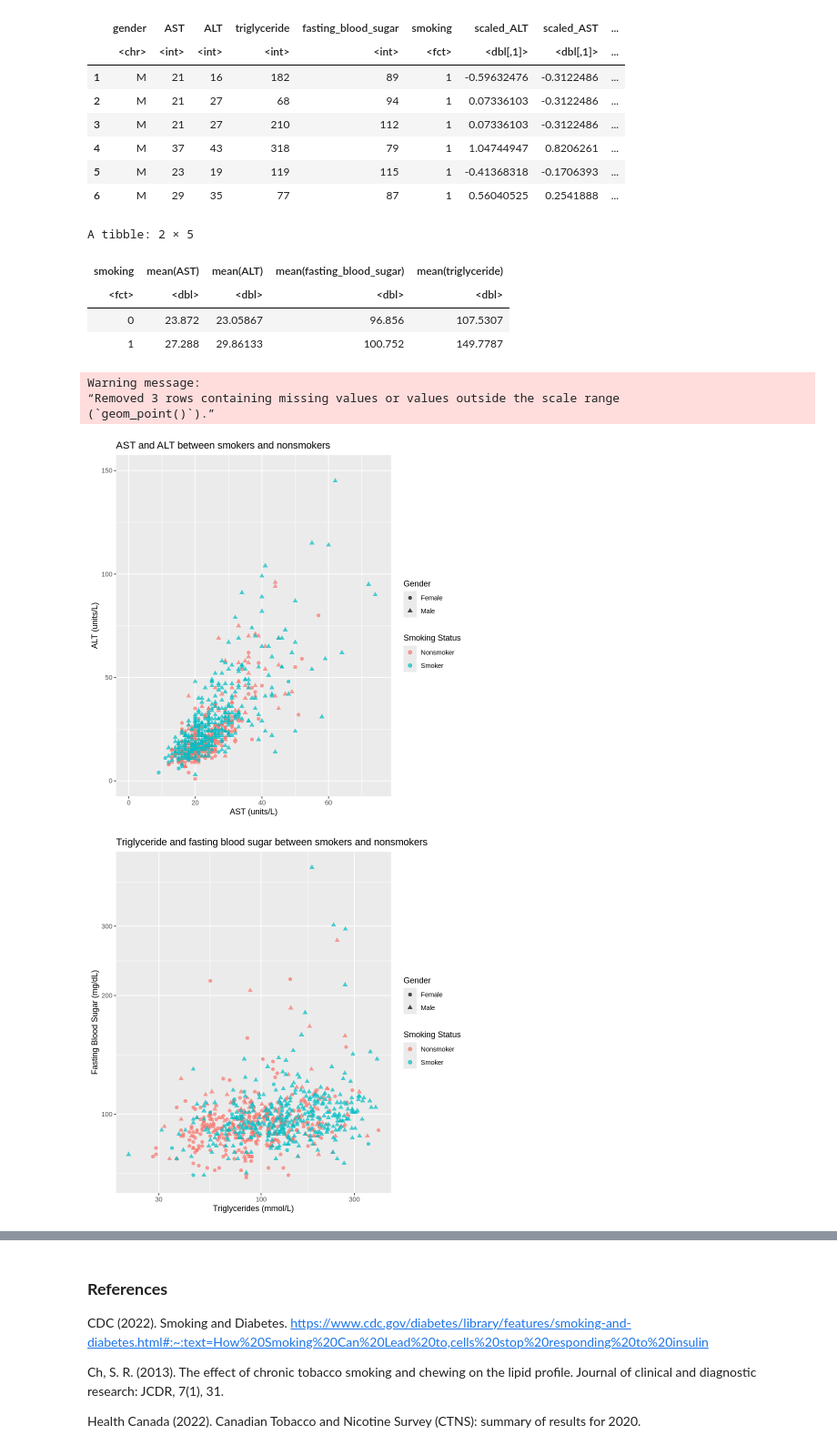
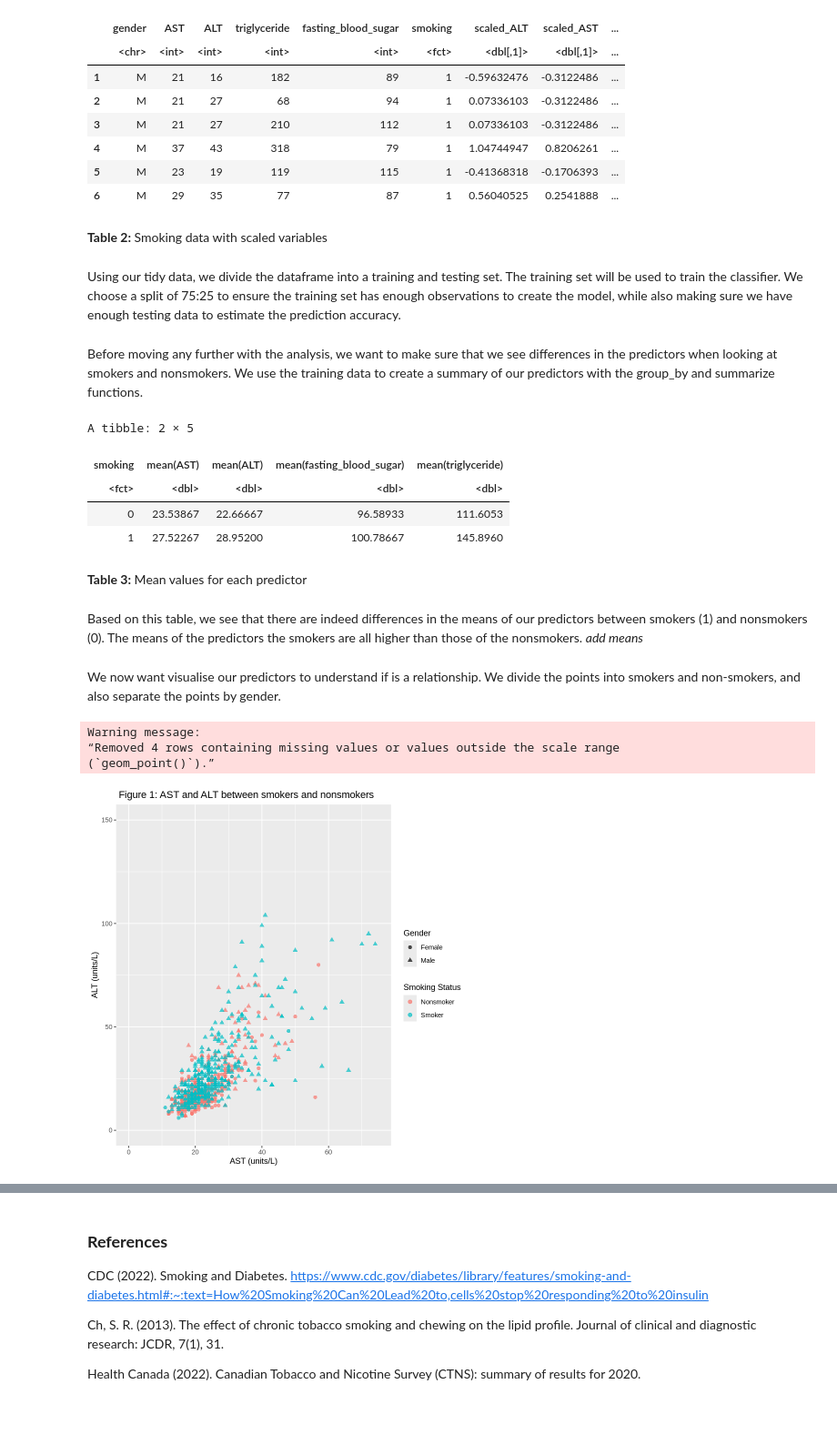
Before and after one commit to egreenall1/dsci100_group_project, a Jupyter notebook: final_group_project.ipynb, the cells around one changed output, grey strips where cells are left out. Shown at 91% size. Drawn from its saved outputs; the diff is of its cells as text; code cells hidden in the pictures; blank space fills up the shorter version.

```diff
--- a/final_group_project.ipynb
+++ b/final_group_project.ipynb
@@ -87,4 +87,8 @@ A data.frame: 6 × 10
 | 4 | M | 37 | 43 | 318 | 79 | 1 | 1.04744947 | 0.8206261 | ... |
 | 5 | M | 23 | 19 | 119 | 115 | 1 | -0.41368318 | -0.1706393 | ... |
 | 6 | M | 29 | 35 | 77 | 87 | 1 | 0.56040525 | 0.2541888 | ... |
+# %% [markdown]
+**Table 2:** Smoking data with scaled variables
+# %% [markdown]
+Using our tidy data, we divide the dataframe into a training and testing set. The training set will be used to train the classifier. We choose a split of 75:25 to ensure the training set has enough observations to create the model, while also making sure we have enough testing data to estimate the prediction accuracy.
 # %%
@@ -95,39 +99,36 @@ smoking_testing_data <- testing(smoking_split)
+# %% [markdown]
+Before moving any further with the analysis, we want to make sure that we see differences in the predictors when looking at smokers and nonsmokers. We use the training data to create a summary of our predictors with the group_by and summarize functions.
 # %%
-#create a summary of our predictors
-smoking_summary <- smoking_training_data |> group_by(smoking) |> summarize(mean(AST), mean(ALT), mean(fasting_blood_sugar), mean(triglyceride))
+#now we create a summary of our predictors to see if there are differencs between smokers and non smokers
+smoking_summary <- smoking_training_data |>
+    group_by(smoking) |>
+    summarize(mean(AST), mean(ALT), mean(fasting_blood_sugar), mean(triglyceride))
 
 smoking_summary
 # %% [output]
 A tibble: 2 × 5
 | smoking | mean(AST) | mean(ALT) | mean(fasting_blood_sugar) | mean(triglyceride) |
 | <fct> | <dbl> | <dbl> | <dbl> | <dbl> |
-| 0 | 23.872 | 23.05867 | 96.856 | 107.5307 |
-| 1 | 27.288 | 29.86133 | 100.752 | 149.7787 |
+| 0 | 23.53867 | 22.66667 | 96.58933 | 111.6053 |
+| 1 | 27.52267 | 28.95200 | 100.78667 | 145.8960 |
+# %% [markdown]
+**Table 3:** Mean values for each predictor
+# %% [markdown]
+Based on this table, we see that there are indeed differences in the means of our predictors between smokers (1) and nonsmokers (0). The means of the predictors the smokers are all higher than those of the nonsmokers. *add means*
+# %% [markdown]
+We now want visualise our predictors to understand if is a relationship. We divide the points into smokers and non-smokers, and also separate the points by gender.
 # %%
 #create a plot of AST vs ALT
 smoking_training_plot_AST_ALT <- ggplot(smoking_training_data, aes(x = AST, y = ALT)) +
-geom_point(alpha = 0.7, aes(color = smoking, shape = gender), size = 2) +
-labs(x = "AST (units/L)", y = "ALT (units/L)", title = "AST and ALT between smokers and nonsmokers", color = "Smoking Status", shape = "Gender") +
-xlim(0, 75) +
-ylim(0, 150) +
-scale_colour_discrete(labels = c("Nonsmoker", "Smoker")) +
-scale_shape_discrete(labels = c("Female", "Male"))
-
+    geom_point(alpha = 0.7, aes(color = smoking, shape = gender), size = 2) +
+    labs(x = "AST (units/L)", y = "ALT (units/L)", title = " Figure 1: AST and ALT between smokers and nonsmokers", color = "Smoking Status", shape = "Gender") +
+    xlim(0, 75) +
+    ylim(0, 150) +
+    scale_colour_discrete(labels = c("Nonsmoker", "Smoker")) +
+    scale_shape_discrete(labels = c("Female", "Male"))
 smoking_training_plot_AST_ALT
-
-#create a plot of triglycerides vs fasting blood sugar
-smoking_training_plot_triglycerides_fasting_blood_sugar <- ggplot(smoking_training_data, aes(x = triglyceride, y = fasting_blood_sugar)) +
-geom_point(alpha = 0.7, aes(color = smoking, shape = gender), size = 2) +
-labs(x = "Triglycerides (mmol/L)", y = "Fasting Blood Sugar (mg/dL)", title = "Triglyceride and fasting blood sugar between smokers and nonsmokers", color = "Smoking Status", shape = "Gender") +
-scale_x_log10() +
-scale_y_log10() +
-scale_colour_discrete(labels = c("Nonsmoker", "Smoker")) +
-scale_shape_discrete(labels = c("Female", "Male"))
-
-smoking_training_plot_triglycerides_fasting_blood_sugar
 # %% [output]
 Warning message:
-“Removed 3 rows containing missing values or values outside the scale range
+“Removed 4 rows containing missing values or values outside the scale range
 (`geom_point()`).”
-[figure, old version]
+[figure, new version]
-[figure, removed]
```
Also changed, not shown: parts of 43 cells of this notebook.
